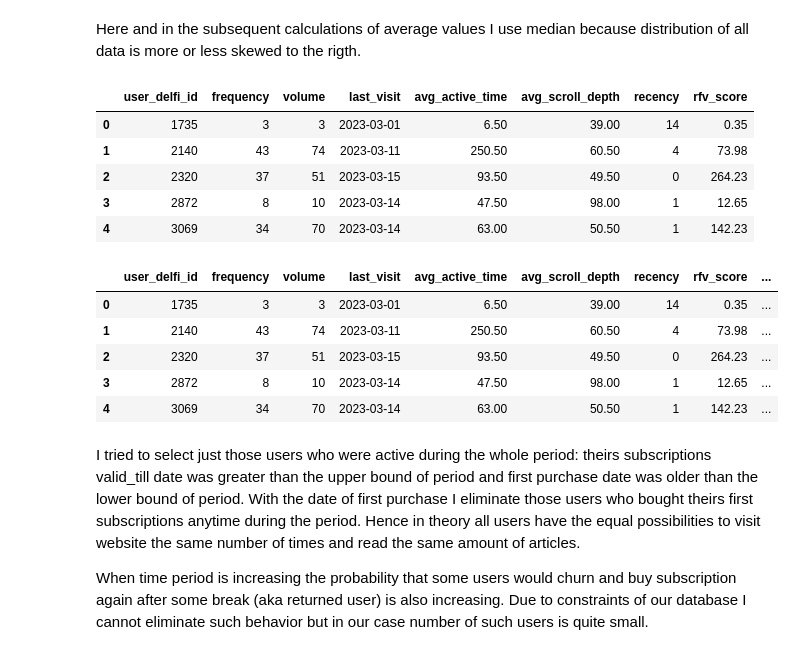
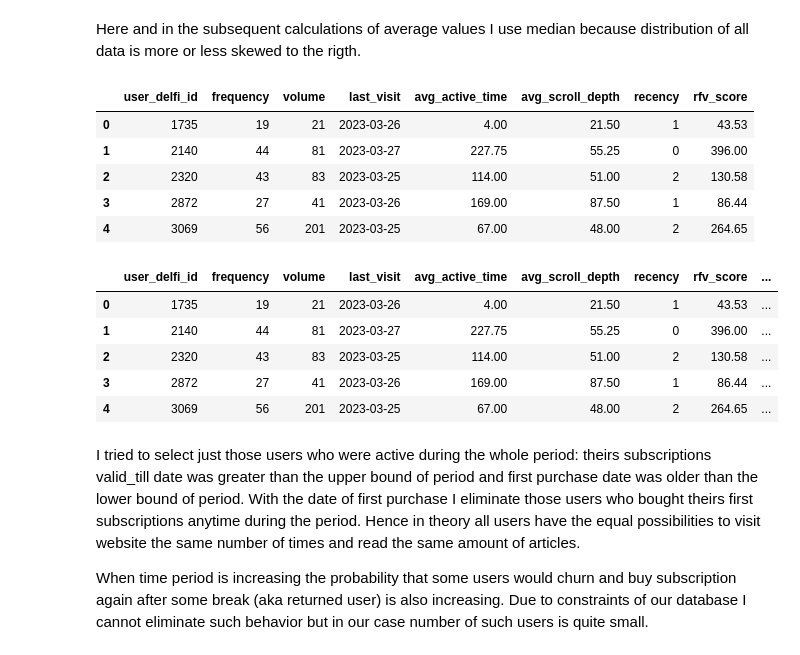
Before and after one commit to Gedas-LT/Paid-content-RFV-calculations, a Jupyter notebook: rfv_notebook.ipynb, the cells around one changed output. Saved outputs shown, nothing was run; the diff lists cells and outputs as text; code cells hidden in the pictures.

```diff
--- a/rfv_notebook.ipynb
+++ b/rfv_notebook.ipynb
@@ -52,11 +52,15 @@ with engine.connect().execution_options(autocommit=True) as conn:
 
 initial_activity_data = pd.DataFrame(activity_query_sql.fetchall())
 
-initial_activity_data["activity_date"] = initial_activity_data["timestamp"].dt.date
-initial_activity_data["activity_year"] = initial_activity_data["timestamp"].dt.year
-initial_activity_data["activity_month"] = initial_activity_data["timestamp"].dt.month
+#initial_activity_data["activity_date"] = initial_activity_data["timestamp"].dt.date
+#initial_activity_data["activity_year"] = initial_activity_data["timestamp"].dt.year
+#initial_activity_data["activity_month"] = initial_activity_data["timestamp"].dt.month
 
 unique_users = initial_activity_data["user_delfi_id"].nunique()
 num_row = len(initial_activity_data)
 print(f"Initial data consists of {num_row} rows and {unique_users} unique users.")
+
+min_date = initial_activity_data["date"].min()
+max_date = initial_activity_data["date"].max()
+print(f"Range of date is from {min_date} to {max_date}.")
 # %% [output]
@@ -65,29 +79,29 @@ Initial data consists of 438295 rows and 14150 unique users.
 Here and in the subsequent calculations of average values I use median because distribution of all data is more or less skewed to the rigth.
 # %%
 rfv_df = initial_activity_data.groupby("user_delfi_id").agg(
-    frequency=("activity_date", lambda x: x.nunique()),
-    volume=("article_id", lambda x: x.nunique()),
-    last_visit=("activity_date", "max"),
-    avg_active_time=("active_time", "median"),
-    avg_scroll_depth=("scroll_depth", "median")
+    frequency=("date", lambda x: x.nunique()),
+    volume=("pageviews", "sum"),
+    last_visit=("date", "max"),
+    avg_active_time=("avg_active_time", "median"),
+    avg_scroll_depth=("avg_scroll_depth", "median")
 ).reset_index()
 
-# The latest date is literally the lastest date of data and is used to calculate recency.
-latest_date = initial_activity_data["activity_date"].max().strftime("%Y-%m-%d")
+# The latest date is literally the last date of data and is used to calculate recency.
+latest_date = initial_activity_data["date"].max().strftime("%Y-%m-%d")
 anchor_date = pd.to_datetime(latest_date).date()
 rfv_df["recency"] = (anchor_date - rfv_df["last_visit"]).dt.days
 
 # Data with final RFV scores.
 rfv_df["rfv_score"] = (rfv_df["frequency"] * np.sqrt((rfv_df["volume"]))) / (rfv_df["recency"] + 1)
 rfv_df["user_delfi_id"] = rfv_df["user_delfi_id"].astype("string")
 rfv_df.head()
 # %% [output]
 |  | user_delfi_id | frequency | volume | last_visit | avg_active_time | avg_scroll_depth | recency | rfv_score |
-| 0 | 1735 | 3 | 3 | 2023-03-01 | 6.50 | 39.00 | 14 | 0.35 |
-| 1 | 2140 | 43 | 74 | 2023-03-11 | 250.50 | 60.50 | 4 | 73.98 |
-| 2 | 2320 | 37 | 51 | 2023-03-15 | 93.50 | 49.50 | 0 | 264.23 |
-| 3 | 2872 | 8 | 10 | 2023-03-14 | 47.50 | 98.00 | 1 | 12.65 |
-| 4 | 3069 | 34 | 70 | 2023-03-14 | 63.00 | 50.50 | 1 | 142.23 |
+| 0 | 1735 | 19 | 21 | 2023-03-26 | 4.00 | 21.50 | 1 | 43.53 |
+| 1 | 2140 | 44 | 81 | 2023-03-27 | 227.75 | 55.25 | 0 | 396.00 |
+| 2 | 2320 | 43 | 83 | 2023-03-25 | 114.00 | 51.00 | 2 | 130.58 |
+| 3 | 2872 | 27 | 41 | 2023-03-26 | 169.00 | 87.50 | 1 | 86.44 |
+| 4 | 3069 | 56 | 201 | 2023-03-25 | 67.00 | 48.00 | 2 | 264.65 |
 # %%
 # User ID and User Delfi ID from Delfi internal database.
 user_id_query = """
@@ -103,11 +117,11 @@ rfv_df = rfv_df.merge(user_id_data, how="left", left_on="user_delfi_id", right_o
 rfv_df.head()
 # %% [output]
 |  | user_delfi_id | frequency | volume | last_visit | avg_active_time | avg_scroll_depth | recency | rfv_score | ... |
-| 0 | 1735 | 3 | 3 | 2023-03-01 | 6.50 | 39.00 | 14 | 0.35 | ... |
-| 1 | 2140 | 43 | 74 | 2023-03-11 | 250.50 | 60.50 | 4 | 73.98 | ... |
-| 2 | 2320 | 37 | 51 | 2023-03-15 | 93.50 | 49.50 | 0 | 264.23 | ... |
-| 3 | 2872 | 8 | 10 | 2023-03-14 | 47.50 | 98.00 | 1 | 12.65 | ... |
-| 4 | 3069 | 34 | 70 | 2023-03-14 | 63.00 | 50.50 | 1 | 142.23 | ... |
+| 0 | 1735 | 19 | 21 | 2023-03-26 | 4.00 | 21.50 | 1 | 43.53 | ... |
+| 1 | 2140 | 44 | 81 | 2023-03-27 | 227.75 | 55.25 | 0 | 396.00 | ... |
+| 2 | 2320 | 43 | 83 | 2023-03-25 | 114.00 | 51.00 | 2 | 130.58 | ... |
+| 3 | 2872 | 27 | 41 | 2023-03-26 | 169.00 | 87.50 | 1 | 86.44 | ... |
+| 4 | 3069 | 56 | 201 | 2023-03-25 | 67.00 | 48.00 | 2 | 264.65 | ... |
 # %% [markdown]
 I tried to select just those users who were active during the whole period: theirs subscriptions valid_till date was greater than the upper bound of period and first purchase date was older than the lower bound of period. With the date of first purchase I eliminate those users who bought theirs first subscriptions anytime during the period. Hence in theory all users have the equal possibilities to visit website the same number of times and read the same amount of articles.
 
```
Also changed, not shown: parts of 21 cells of this notebook, 1 other file.
